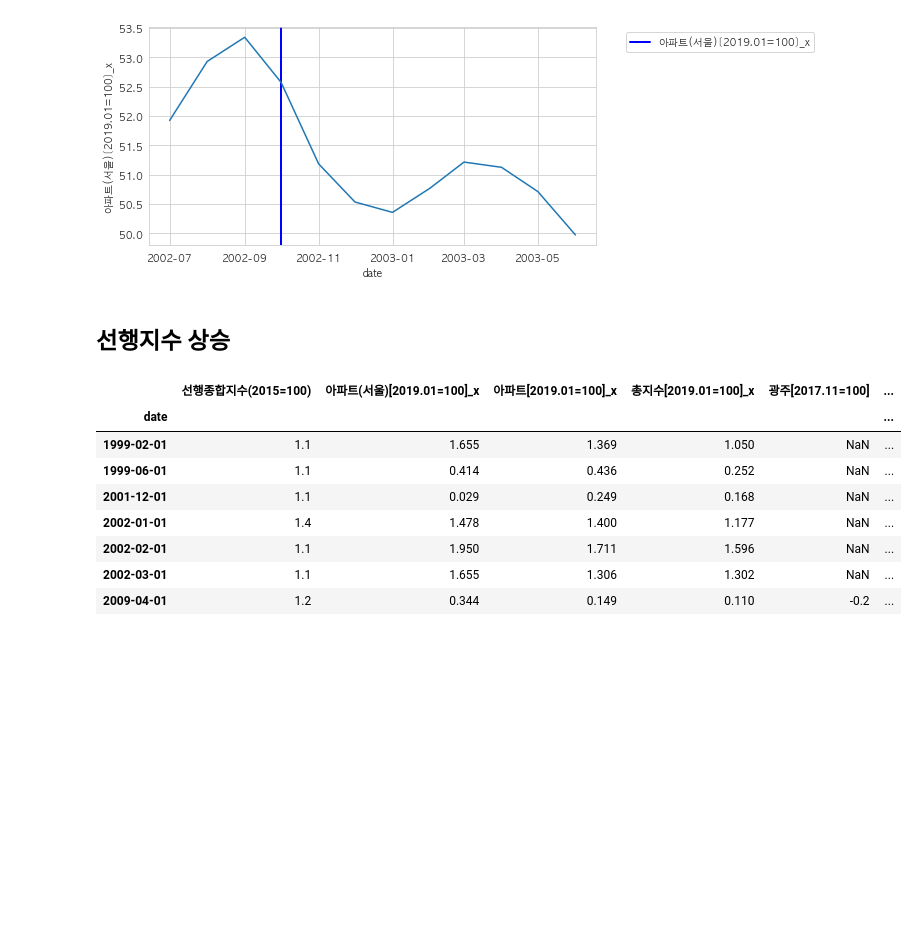
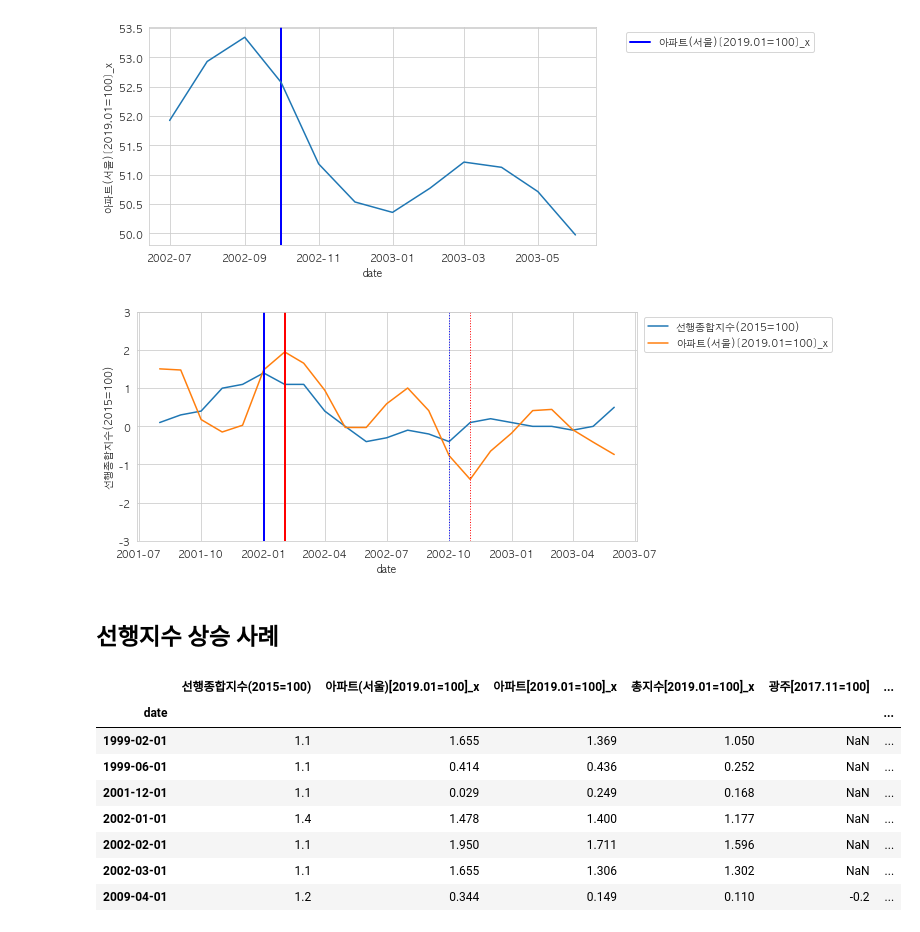
Before and after one commit to johanjun/dacon_finance2021, a Jupyter notebook: dacon_reviz_analysis2.ipynb, the cells around one changed output. Saved outputs shown, nothing was run; the diff lists cells and outputs as text; code cells hidden in the pictures; blank space fills up the shorter version.

```diff
--- a/dacon_reviz_analysis2.ipynb
+++ b/dacon_reviz_analysis2.ipynb
@@ -374,22 +377,24 @@ plt.show()
 # %%
 fig = plt.figure(figsize=(8,4))
 sns.set_style('whitegrid')
 plt.rcParams['axes.unicode_minus'] = False
 plt.rc('font', family='AppleGothic')
 labels = ['선행종합지수(2015=100)', '아파트(서울)[2019.01=100]_x']
-y_ = df_line[(df_line.index > dt.datetime(2000, 1, 1)) & (df_line.index < dt.datetime(2001, 12, 1))].diff(periods=1)
+y_ = df_line[(df_line.index > dt.datetime(2001, 6, 1)) & (df_line.index < dt.datetime(2003, 7, 1))].diff(periods=1)
 for i in df_line.columns[:2]:
     sns.lineplot(x='date', y=y_[i], data=df_line)
 plt.ylim([-3, 3])
-plt.axvline(x=dt.datetime(2000, 8, 1), color='b', linewidth=2)
-plt.axvline(x=dt.datetime(2000, 11, 1), color='b', linewidth=1, linestyle=":")
-plt.axvline(x=dt.datetime(2000, 9, 1), color='r', linewidth=2)
-plt.axvline(x=dt.datetime(2000, 12, 1), color='r', linewidth=1, linestyle=":")
+plt.axvline(x=dt.datetime(2002, 1, 1), color='b', linewidth=2)
+plt.axvline(x=dt.datetime(2002, 10, 1), color='b', linewidth=1, linestyle=":")
+plt.axvline(x=dt.datetime(2002, 2, 1), color='r', linewidth=2)
+plt.axvline(x=dt.datetime(2002, 11, 1), color='r', linewidth=1, linestyle=":")
 plt.tight_layout()
 plt.legend(labels=labels, bbox_to_anchor=(1.4, 1))
 plt.show()
+# %% [output]
+[figure, added]
 # %% [markdown]
-## 선행지수 상승
+## 선행지수 상승 사례
 # %%
 df_line_diff[df_line_diff['선행종합지수(2015=100)'] > 1]
 # %% [output]
```
Also changed, not shown: parts of 2 cells of this notebook, 3 other files.
